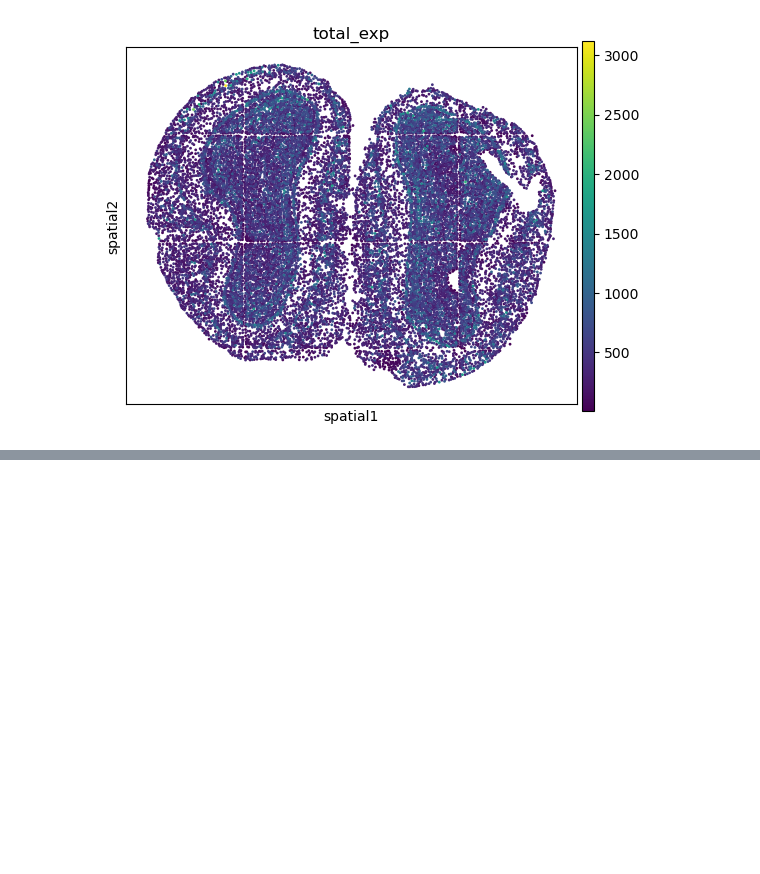
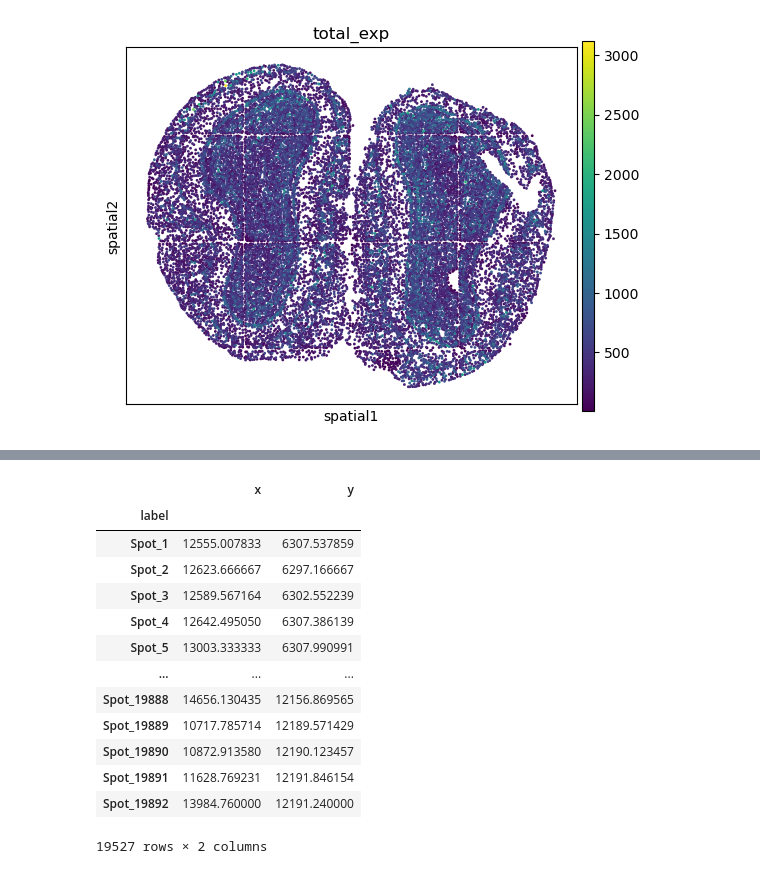
Before and after one commit to toan-ly/Spatial-Transcriptomics-Benchmark, a Jupyter notebook: GraphST/notebooks/docs/source/Tutorial 3_Stereo-seq.ipynb, the cells around one changed output, grey strips where cells are left out. Drawn from its saved outputs; the diff is of its cells as text; code cells hidden in the pictures; blank space fills up the shorter version.

```diff
--- a/GraphST/notebooks/docs/source/Tutorial 3_Stereo-seq.ipynb
+++ b/GraphST/notebooks/docs/source/Tutorial 3_Stereo-seq.ipynb
@@ -160,0 +194,17 @@ plt.savefig(output_path + 'each_cluster.png', dpi=300)
+# %%
+coords
+# %% [output]
+|  | x | y |
+| label |  |  |
+| Spot_1 | 12555.007833 | 6307.537859 |
+| Spot_2 | 12623.666667 | 6297.166667 |
+| Spot_3 | 12589.567164 | 6302.552239 |
+| Spot_4 | 12642.495050 | 6307.386139 |
+| Spot_5 | 13003.333333 | 6307.990991 |
+| ... | ... | ... |
+| Spot_19888 | 14656.130435 | 12156.869565 |
+| Spot_19889 | 10717.785714 | 12189.571429 |
+| Spot_19890 | 10872.913580 | 12190.123457 |
+| Spot_19891 | 11628.769231 | 12191.846154 |
+| Spot_19892 | 13984.760000 | 12191.240000 |
+19527 rows × 2 columns
```
Also changed, not shown: parts of 19 cells of this notebook, 2 other files.
